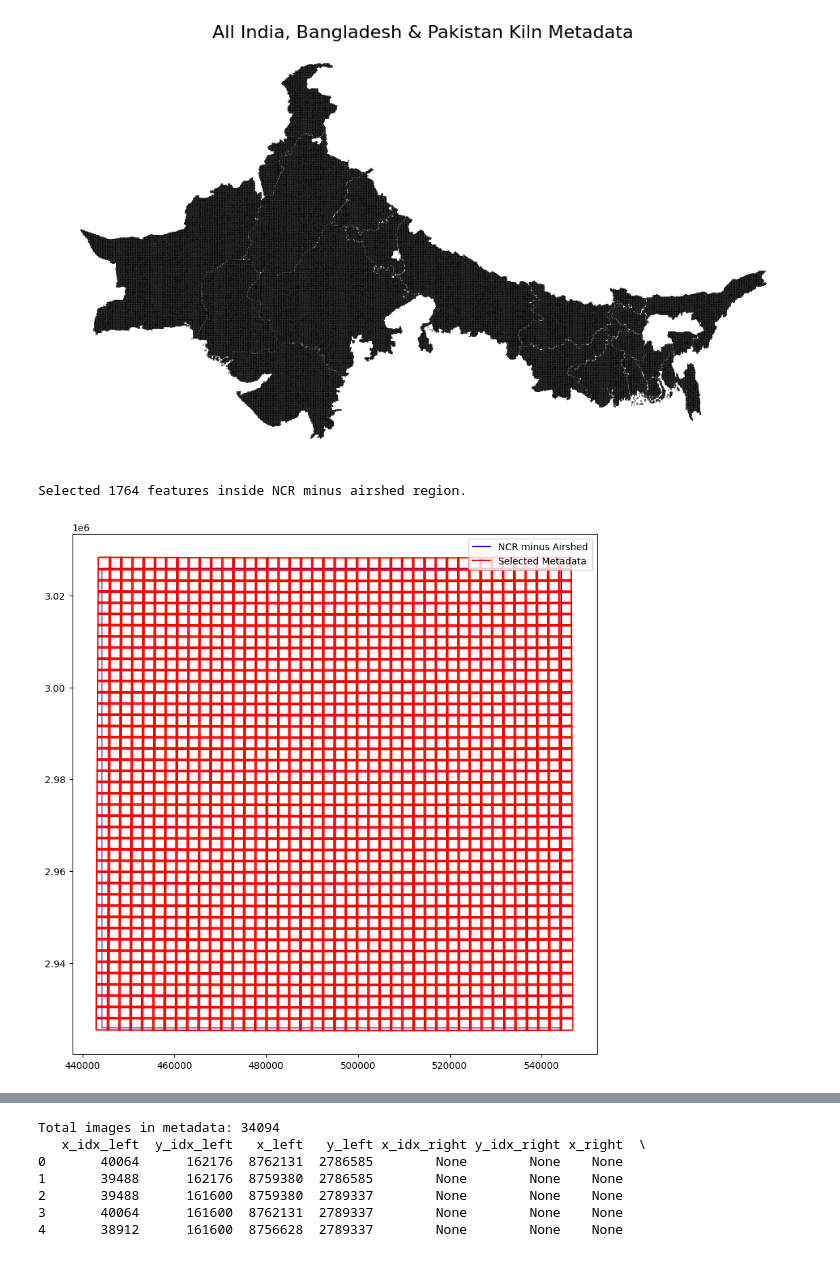
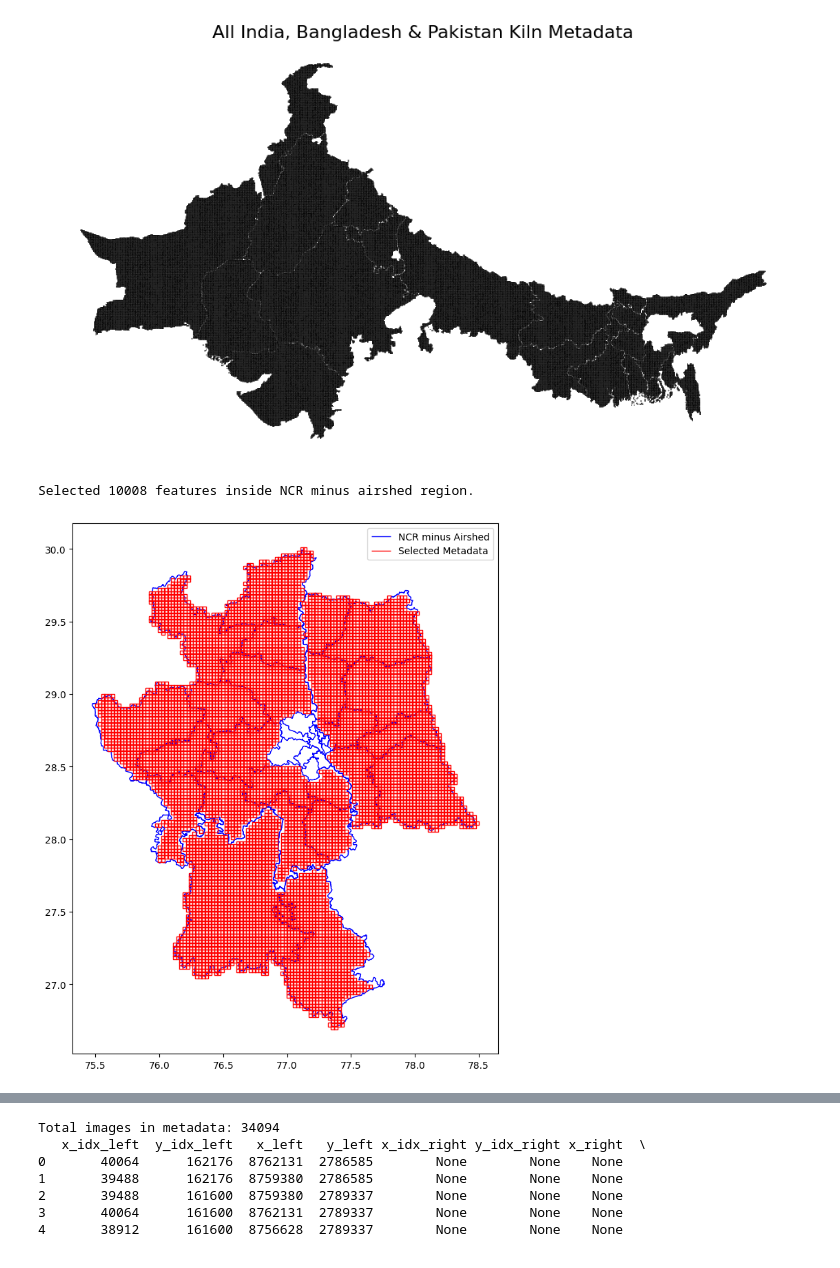
Before and after one commit to rishabh-mondal/domain_experiment, a Jupyter notebook: data_setup/data_choose_for_al.ipynb, the cells around one changed output, grey strips where cells are left out. Drawn from its saved outputs; the diff is of its cells as text; code cells hidden in the pictures.

```diff
--- a/data_setup/data_choose_for_al.ipynb
+++ b/data_setup/data_choose_for_al.ipynb
@@ -295,40 +346,40 @@ plt.show()
 import geopandas as gpd
 
 # Read your NCR-minus-airshed polygon and metadata
-gdf_ncr_minus_airshed = gpd.read_file("/home/rishabh.mondal/Brick-Kilns-project/ijcai_2025_kilns/domain_experiment/data_setup/lucknow_100x100km.geojson")
+gdf_ncr_minus_airshed = gpd.read_file("/home/rishabh.mondal/Brick-Kilns-project/ijcai_2025_kilns/regions/shapes/delhi_ncr_region.geojson")
 metadata_path = "/home/rishabh.mondal/Brick-Kilns-project/ijcai_2025_kilns/data/india_bangladesh_pakisthan_images/metadata_all.geojson"
 gdf_metadata = gpd.read_file(metadata_path)
 
 # Ensure both GeoDataFrames use the same CRS
 if gdf_metadata.crs != gdf_ncr_minus_airshed.crs:
     gdf_metadata = gdf_metadata.to_crs(gdf_ncr_minus_airshed.crs)
 
 # Spatial join: keep metadata geometries that intersect with NCR-minus-airshed
 metadata_in_ncr = gpd.sjoin(
     gdf_metadata,
     gdf_ncr_minus_airshed,
     how="inner",
     predicate="intersects"
 )
 
 # Drop index_right (from sjoin) for a clean result
 metadata_in_ncr = metadata_in_ncr.drop(columns=["index_right"])
 
 # Optional: save to file
-metadata_in_ncr.to_file("metadata_lucknow_airshed_100.geojson", driver="GeoJSON")
+# metadata_in_ncr.to_file("metadata_test_delhi_airshed.geojson", driver="GeoJSON")
 
 print(f"Selected {len(metadata_in_ncr)} features inside NCR minus airshed region.")
 
 # (Optional) Plot to confirm
 import matplotlib.pyplot as plt
 fig, ax = plt.subplots(figsize=(10, 10))
 gdf_ncr_minus_airshed.boundary.plot(ax=ax, color='blue', linewidth=1, label='NCR minus Airshed')
-metadata_in_ncr.boundary.plot(ax=ax, color='red', markersize=0.1, label='Selected Metadata')
+metadata_in_ncr.boundary.plot(ax=ax, color='red', linewidth=1, label='Selected Metadata')
 plt.legend()
 plt.show()
 # %% [output]
-Selected 1764 features inside NCR minus airshed region.
+Selected 10008 features inside NCR minus airshed region.
-[figure, old version]
+[figure, new version]
 # %%
 import geopandas as gpd
 import matplotlib.pyplot as plt
```
Also changed, not shown: parts of 11 cells of this notebook, 3 other files.
